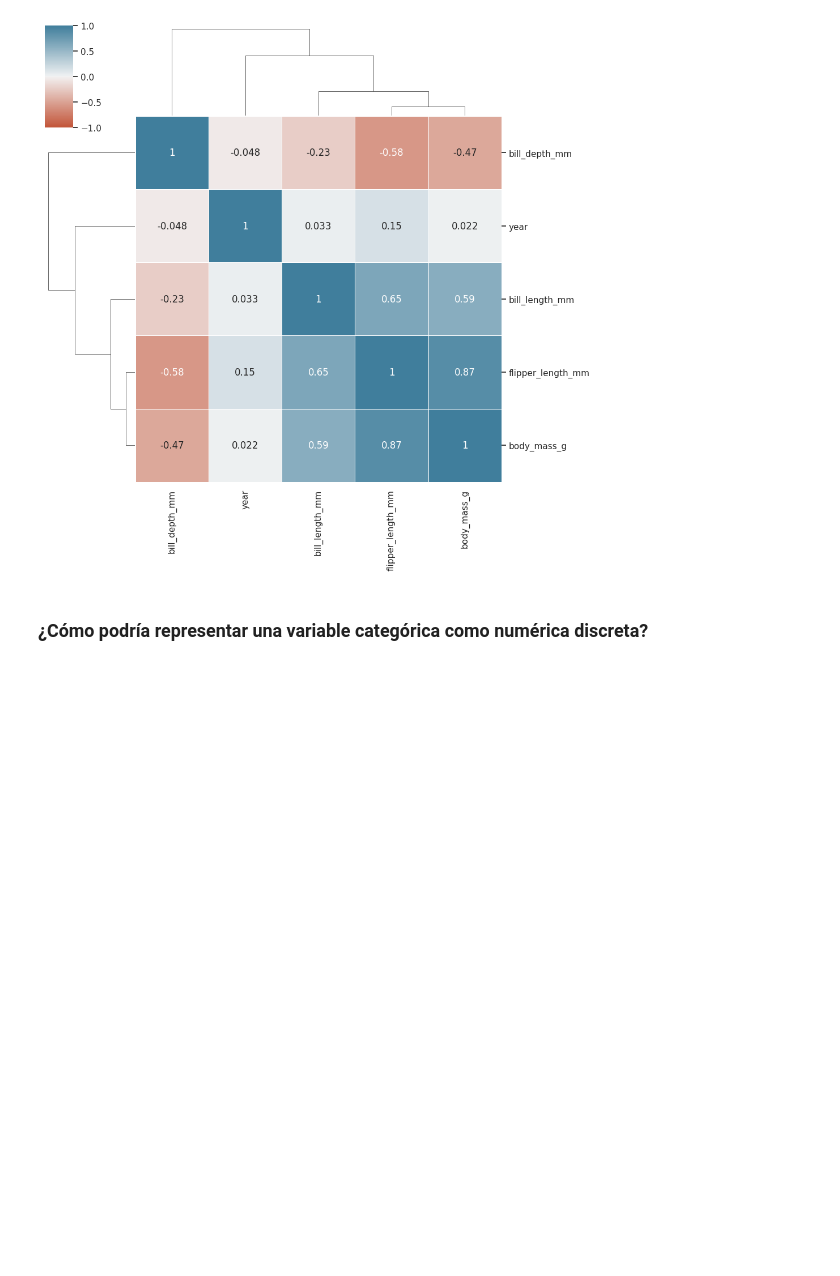
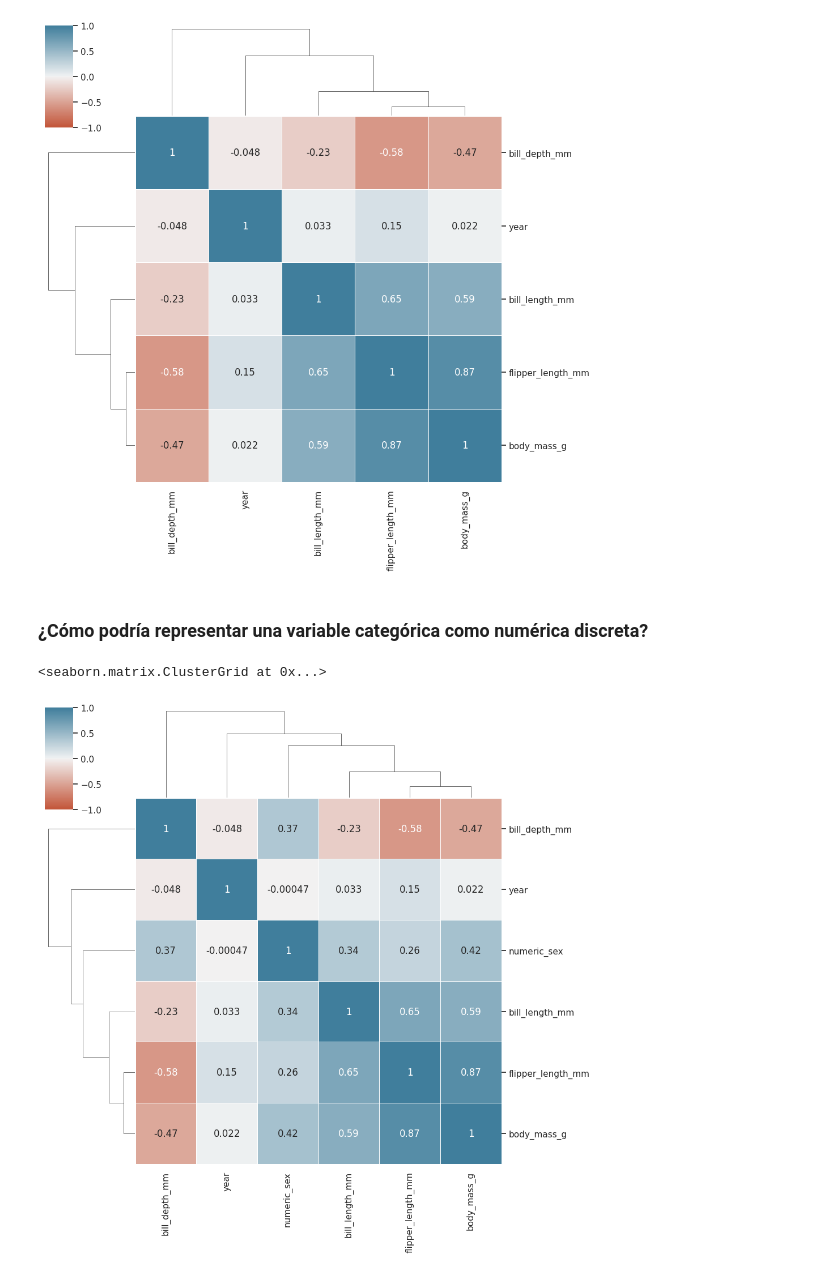
Before and after one commit to M-Alejo/analisis_exploratorio, a Jupyter notebook: conociendo_datos.ipynb, the cells around one changed output. Cells and saved outputs as stored; diff of their text form; code cells hidden in the pictures; blank space fills up the shorter version.

Commit message:
se agregaron limitantes de correlacion lineal

```diff
--- a/conociendo_datos.ipynb
+++ b/conociendo_datos.ipynb
@@ -797,3 +797,24 @@ sns.clustermap(
 [figure]
 # %% [markdown]
 ### ¿Cómo podría representar una variable categórica como numérica discreta?
+# %%
+#se agrega columna con valores binarios de hembra y macho
+processed_penguins_df = (
+    processed_penguins_df
+    .assign(
+        numeric_sex=lambda df: df.sex.replace(['female', 'male'], [0, 1])
+    )
+)
+# %%
+sns.clustermap(
+    data=processed_penguins_df.corr(numeric_only=True),
+    cmap=sns.diverging_palette(20, 230, as_cmap=True),
+    center=0,
+    vmin=-1,
+    vmax=1,
+    linewidths=0.5,
+    annot=True
+)
+# %% [output]
+<seaborn.matrix.ClusterGrid at 0x...>
+[figure, added]
```
Also changed, not shown: parts of 8 cells of this notebook.
